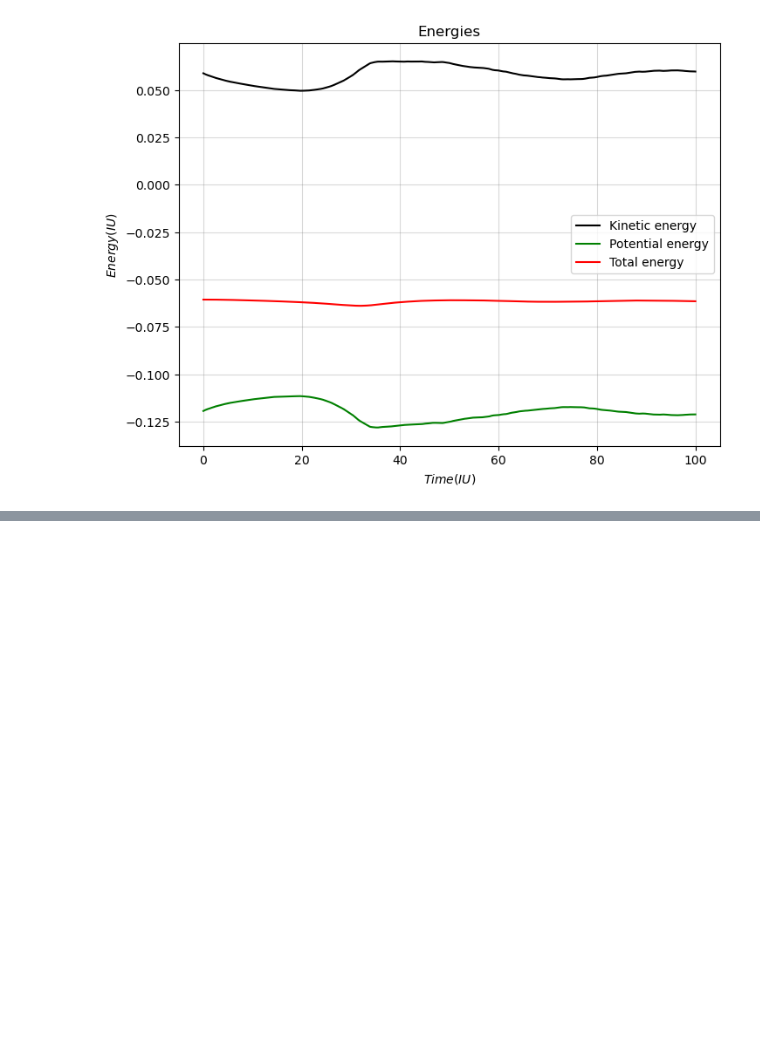
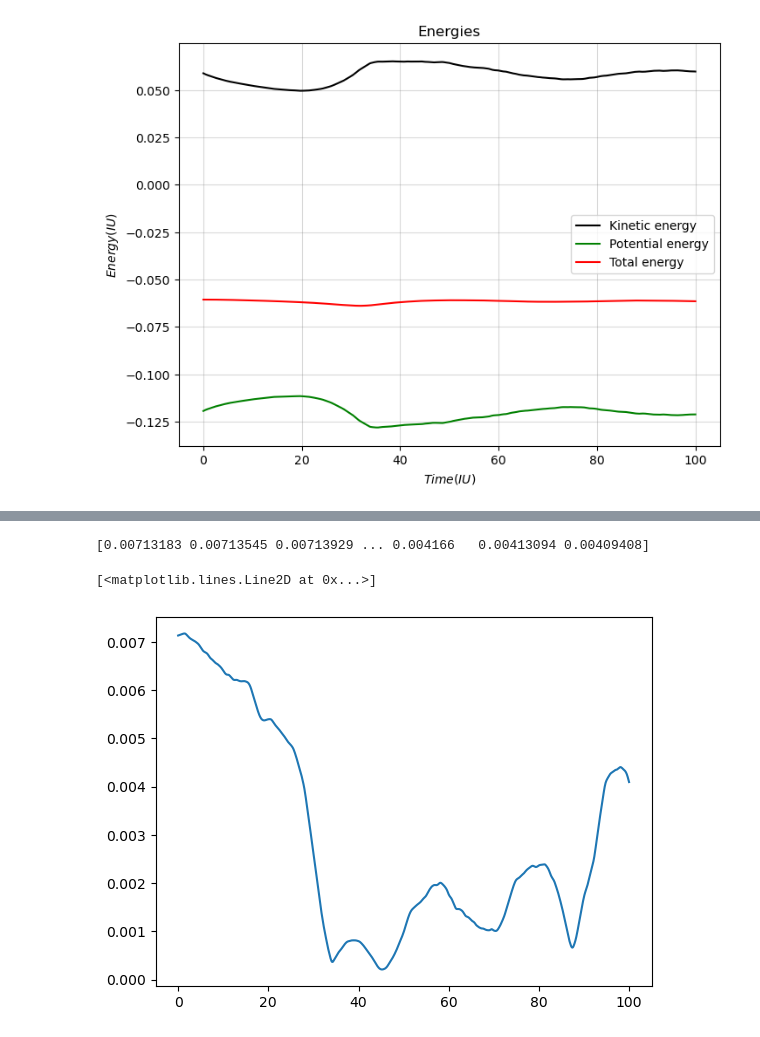
Before and after one commit to Isabella-Famoso/Dynamics, a Jupyter notebook: Dynamical_friction/Dynamical_friction_norm.ipynb, the cells around one changed output, grey strips where cells are left out. Saved outputs shown, nothing was run; the diff lists cells and outputs as text; code cells hidden in the pictures; blank space fills up the shorter version.

```diff
--- a/Dynamical_friction/Dynamical_friction_norm.ipynb
+++ b/Dynamical_friction/Dynamical_friction_norm.ipynb
@@ -571,0 +609,7 @@ ax1.legend()
+# %%
+#Angular momentum of the perturber
+L_pert = np.zeros((len(t), 3))
+for i in range(len(t)):
+    L_pert[i] = np.cross(positions[i][-1], M_pert*velocities[i][-1])
+
+print(L_pert)
@@ -571,0 +624,10 @@ ax1.legend()
+# %%
+L_tot_pert = np.zeros(len(x)) #Total angular mom at each frame not in components
+for i in range(len(L)):
+    L_tot_pert[i] = np.sqrt(L_pert[i][0]**2 + L_pert[i][1]**2 + L_pert[i][2]**2)
+print(L_tot_pert)
+plt.plot(t, L_tot_pert)
+# %% [output]
+[0.00713183 0.00713545 0.00713929 ... 0.004166   0.00413094 0.00409408]
+[<matplotlib.lines.Line2D at 0x...>]
+[figure, added]
```
Also changed, not shown: parts of 10 cells of this notebook, 1 other file.
